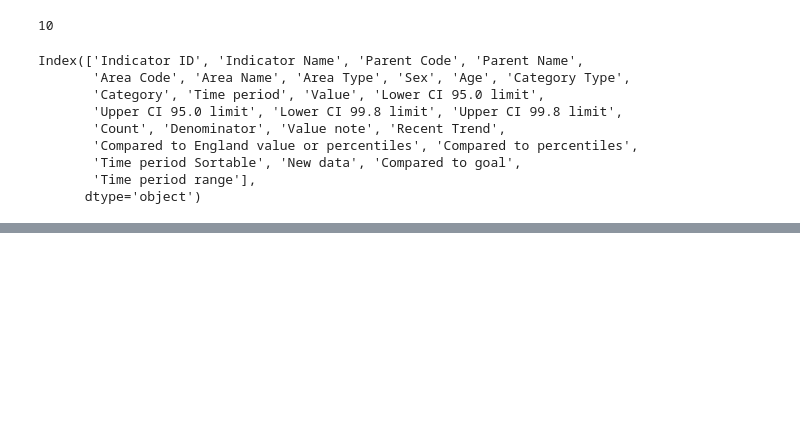
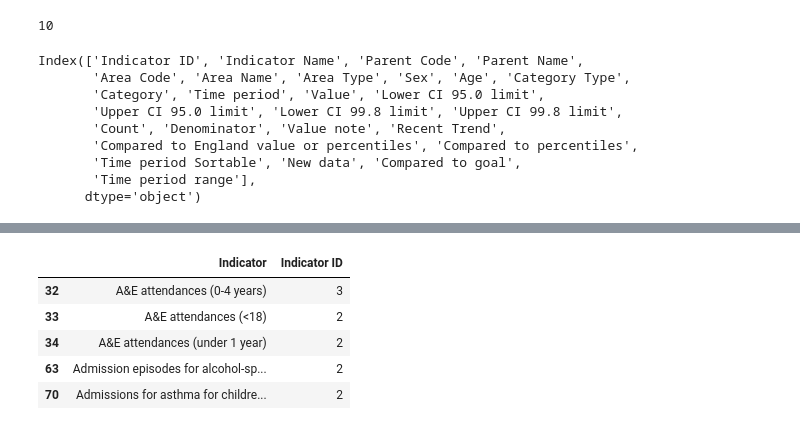
Before and after one commit to NIHR-BI/Health_Indicators, a Jupyter notebook: phe_fingertips.ipynb, the cells around one changed output, grey strips where cells are left out. Cells and saved outputs as stored; diff of their text form; code cells hidden in the pictures; blank space fills up the shorter version.

```diff
--- a/phe_fingertips.ipynb
+++ b/phe_fingertips.ipynb
@@ -335,0 +336,9 @@ Name: Area Code, dtype: int64
+# %%
+indicators_with_same_name.head()
+# %% [output]
+|  | Indicator | Indicator ID |
+| 32 | A&E attendances (0-4 years) | 3 |
+| 33 | A&E attendances (<18) | 2 |
+| 34 | A&E attendances (under 1 year) | 2 |
+| 63 | Admission episodes for alcohol-sp... | 2 |
+| 70 | Admissions for asthma for childre... | 2 |
```
Also changed, not shown: parts of 9 cells of this notebook.
